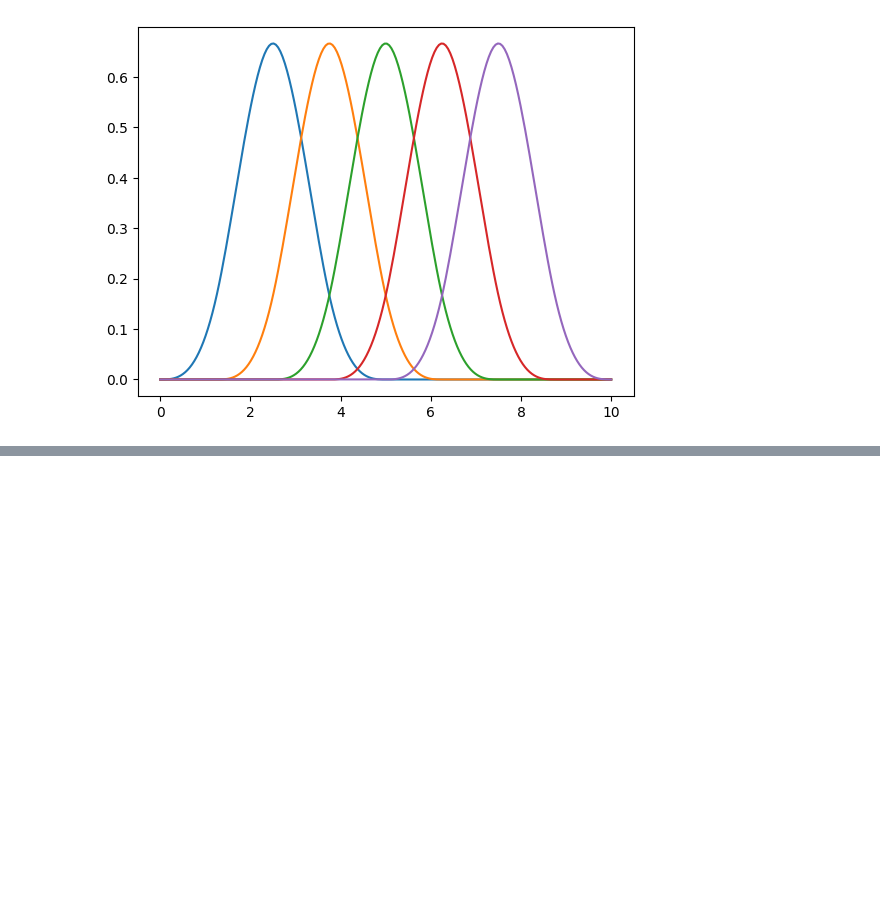
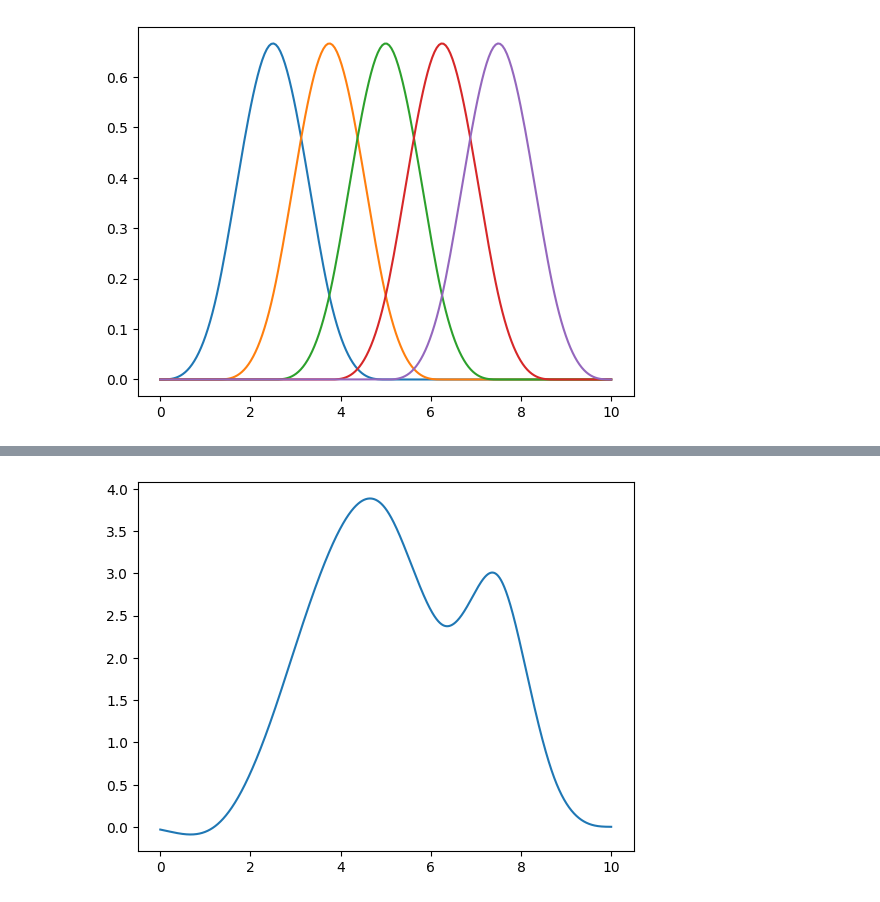
Before and after one commit to LarsDanielJohaN/SplinesNLines_py, a Jupyter notebook: SplineLineTest_safe.ipynb, the cells around one changed output, grey strips where cells are left out. Drawn from its saved outputs; the diff is of its cells as text; code cells hidden in the pictures; blank space fills up the shorter version.

Commit message:
Update test in SplineLineTest_safe

```diff
--- a/SplineLineTest_safe.ipynb
+++ b/SplineLineTest_safe.ipynb
@@ -42,23 +42,19 @@ import torch
 
 m = 2
 B = 5
-O = 550
+O = 850
 T = np.linspace(0,10, B+m+2)
-
+Lp = 3
 np.random.seed(201763)
-mu = np.array([1.0, 3.0, 4.0, 1.5, np.pi])
-L = np.random.normal(size = B).reshape(-1,1)
-S = np.diag(np.ones(5))
-S = 10*L@L.T
+mu = np.array([1.0, 3.0, 4.0, 1.5, np.pi, -1, 2.3, 0.7])
+L = np.random.normal(size = B + Lp).reshape(-1,1)
+S = 10*L@L.T + 2*np.eye(B + Lp)
 
 print(S)
 
-
-
-
 O0 = np.random.multivariate_normal(mean = mu, cov = S, size = O)
 
-K_vec = np.random.randint(10, 100, O)
+K_vec = np.random.randint(50, 100, O)
 
 
 X_a = []
@@ -68,7 +64,9 @@ T_a = []
 for o in range(O):
     Tau = np.sort(np.random.uniform(size = K_vec[o]))
     To = np.random.uniform(0,10, size = K_vec[o])
-    X = SplinesNLines.get_basis_mat_B_Spline(To, B, m, T)
+    X_B = SplinesNLines.get_basis_mat_B_Spline_opt(To, B, m, T)
+    X_L = SplinesNLines.eval_Line_Profiles_opt(To, loc_vals= np.array([1.5, 3.5, 7.5]), width_vals= np.array([1, 2.0, 0.5]))
+    X = np.hstack((X_B, X_L))
     f = np.random.multivariate_normal(mean = X@O0[o, :], cov = np.diag(1/Tau), size = 1 )
     X_a.append(X)
     T_a.append(np.diag(Tau))
@@ -119,24 +117,14 @@ Iteration:   6000
 # %%
-
-from torch import linalg as LA
+import matplotlib.pyplot as plt
 
 
-O = 10
-B = 5
-
-XtXf = np.zeros((O, B))
-XtTX = np.zeros((O, B, B))
-
-Si = LA.inv(S) #Calculates inverse of current iteration for variance covariance.
-C0 = LA.inv(Si + XtTX) #Calculates C0's = inv(Si + XtXT), I hope (O, B, B)
-f = (Si.float()@mu.float()).squeeze(-1)
-m01 = torch.zeros(O, B)
-
-XtTX = torch.from_numpy(XtTX) #Converts XtTX to a torch tensor.
-XtXf = torch.from_numpy(XtXf)
-m0_outer1 = torch.zeros(O, B, B) #Creates a torch tensor to store outer products of m0's.
+x_e = np.linspace(0, 10, num = 2000)
+X_mu = np.hstack(( SplinesNLines.get_basis_mat_B_Spline_opt(x_e, B, m, T), SplinesNLines.eval_Line_Profiles_opt(x_e, loc_vals= np.array([1.5, 3.5, 7.5]), width_vals= np.array([1, 2.0, 0.5]))      )    )
+f_mu = torch.from_numpy(X_mu)@mu
 
 
-for o in range(O): #Gets the outer product of individual mean estimates.
-            m01[o,:] = C0[o, :, :]@(XtXf[o,:] + f)
-            m0_outer1[o,:,:] = m01[o,:]@m01[o,:].T #Gets inner product of the o-th mean estimate.
+
+plt.plot(x_e, f_mu)
+plt.show()
+# %% [output]
+[figure, added]
```
Also changed, not shown: parts of 1 cell of this notebook.
